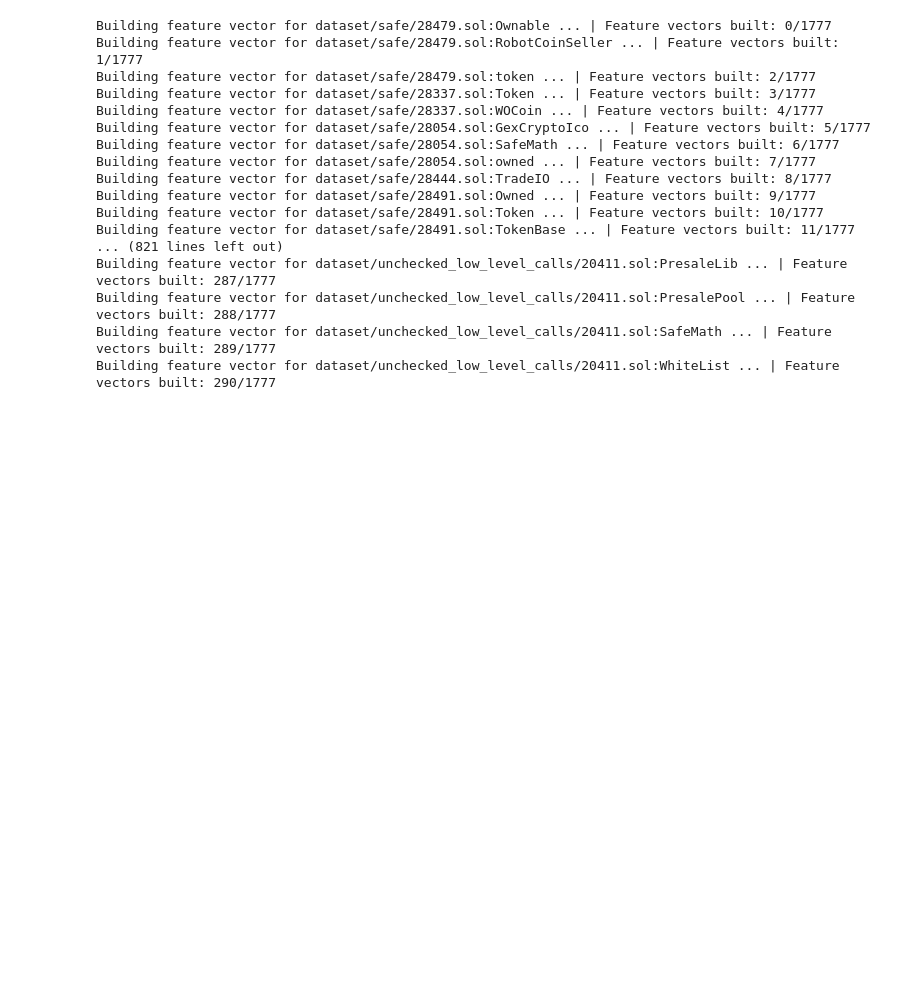
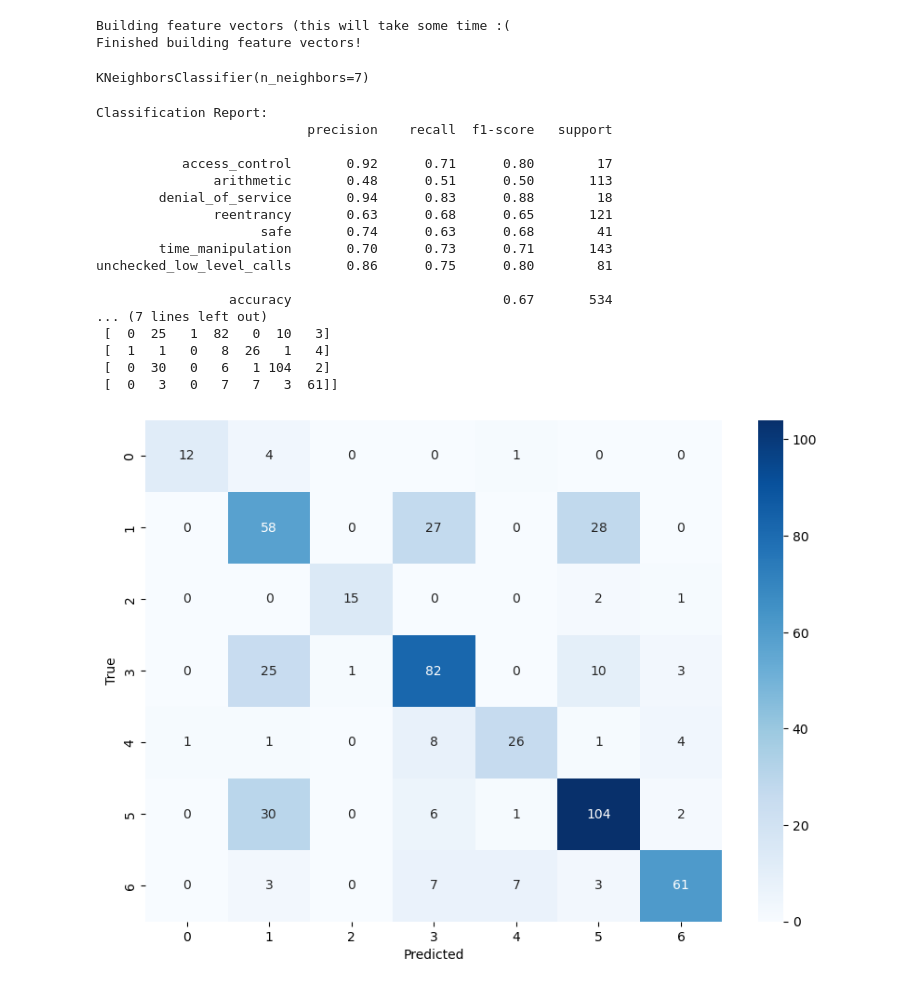
Before and after one commit to jonathan-gut/SmartContractML, a Jupyter notebook: SmartContractKNNModel.ipynb, the cells around one changed output. Drawn from its saved outputs; the diff is of its cells as text; code cells hidden in the pictures; blank space fills up the shorter version.

```diff
--- a/SmartContractKNNModel.ipynb
+++ b/SmartContractKNNModel.ipynb
@@ -127,4 +125,5 @@ def build_feature_vector(asts, ast, class_of_ast, ast_name, total_asts,j):
 # %%
+print("Building feature vectors (this will take some time :(")
 cols = []
 for class_name,contracts in asts.items():
     cols.append(class_name)
@@ -134,31 +133,64 @@ total_asts = 1777
 df = pd.DataFrame(columns = cols)
 df
 i = 0
-#THIS TAKES OVER 10 HOURS, make sure to leave computer plugged in and with screen sleep off (if running on local machine)
+#NOTE: @THIS TAKES 4-6 HOURS@
 for class_name,contracts in asts.items():
     for contract_name, contract_ast in contracts.items():
-        print(f"Building feature vector for {contract_name} ... | " +
-           f"Feature vectors built: {i}/{total_asts}")
         feature = build_feature_vector(asts,contract_ast,class_name,contract_name,total_asts,i)
         i+=1
         feature_df = pd.DataFrame([feature])
         df = pd.concat([df, feature_df], ignore_index=True)  # Concatenate
-        #print(f"Converted {i}/{total_asts} ASTs into feature vectors", end="\r", flush=True)
+print("Finished building feature vectors!")
 # %% [output]
-Building feature vector for dataset/safe/28479.sol:Ownable ... | Feature vectors built: 0/1777
-Building feature vector for dataset/safe/28479.sol:RobotCoinSeller ... | Feature vectors built: 1/1777
-Building feature vector for dataset/safe/28479.sol:token ... | Feature vectors built: 2/1777
-Building feature vector for dataset/safe/28337.sol:Token ... | Feature vectors built: 3/1777
-Building feature vector for dataset/safe/28337.sol:WOCoin ... | Feature vectors built: 4/1777
-Building feature vector for dataset/safe/28054.sol:GexCryptoIco ... | Feature vectors built: 5/1777
-Building feature vector for dataset/safe/28054.sol:SafeMath ... | Feature vectors built: 6/1777
-Building feature vector for dataset/safe/28054.sol:owned ... | Feature vectors built: 7/1777
-Building feature vector for dataset/safe/28444.sol:TradeIO ... | Feature vectors built: 8/1777
-Building feature vector for dataset/safe/28491.sol:Owned ... | Feature vectors built: 9/1777
-Building feature vector for dataset/safe/28491.sol:Token ... | Feature vectors built: 10/1777
-Building feature vector for dataset/safe/28491.sol:TokenBase ... | Feature vectors built: 11/1777
-... (821 lines left out)
-Building feature vector for dataset/unchecked_low_level_calls/20411.sol:PresaleLib ... | Feature vectors built: 287/1777
-Building feature vector for dataset/unchecked_low_level_calls/20411.sol:PresalePool ... | Feature vectors built: 288/1777
-Building feature vector for dataset/unchecked_low_level_calls/20411.sol:SafeMath ... | Feature vectors built: 289/1777
-Building feature vector for dataset/unchecked_low_level_calls/20411.sol:WhiteList ... | Feature vectors built: 290/1777
+Building feature vectors (this will take some time :(
+Finished building feature vectors!
+# %%
+# Splitting the features and target variable
+y = df['class']
+X = df.drop('class', axis=1)
+
+
+# Splitting data into training and testing sets
+X_train, X_test, y_train, y_test = train_test_split(X, y, test_size=0.3, random_state=42)  # 30% test size
+
+knn = KNeighborsClassifier(n_neighbors=7)  #7 neighbors
+knn.fit(X_train, y_train)
+# %% [output]
+KNeighborsClassifier(n_neighbors=7)
+# %%
+# Making predictions
+y_pred = knn.predict(X_test)
+
+# Evaluating the model
+print("Classification Report:")
+print(classification_report(y_test, y_pred))
+
+print("Confusion Matrix:")
+cm = confusion_matrix(y_test, y_pred)
+print(cm)
+
+# Plotting the confusion matrix
+plt.figure(figsize=(10, 7))
+sns.heatmap(cm, annot=True, fmt='d', cmap='Blues')
+plt.xlabel('Predicted')
+plt.ylabel('True')
+plt.show()
+# %% [output]
+Classification Report:
+                           precision    recall  f1-score   support
+
+           access_control       0.92      0.71      0.80        17
+               arithmetic       0.48      0.51      0.50       113
+        denial_of_service       0.94      0.83      0.88        18
+               reentrancy       0.63      0.68      0.65       121
+                     safe       0.74      0.63      0.68        41
+        time_manipulation       0.70      0.73      0.71       143
+unchecked_low_level_calls       0.86      0.75      0.80        81
+
+                 accuracy                           0.67       534
+... (7 lines left out)
+ [  0  25   1  82   0  10   3]
+ [  1   1   0   8  26   1   4]
+ [  0  30   0   6   1 104   2]
+ [  0   3   0   7   7   3  61]]
+[figure, added]
```
Also changed, not shown: parts of 6 cells of this notebook.
